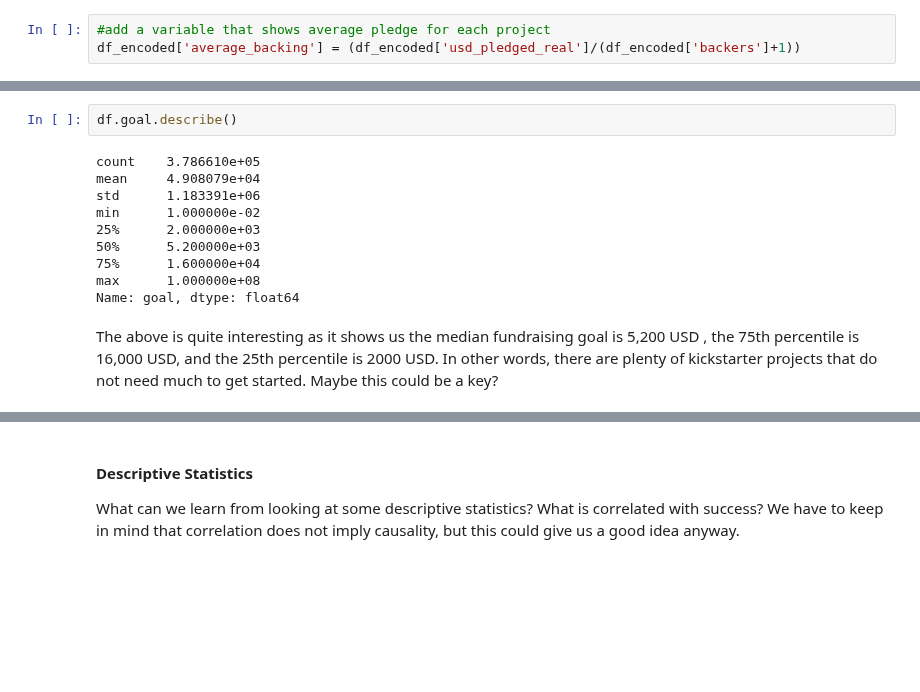
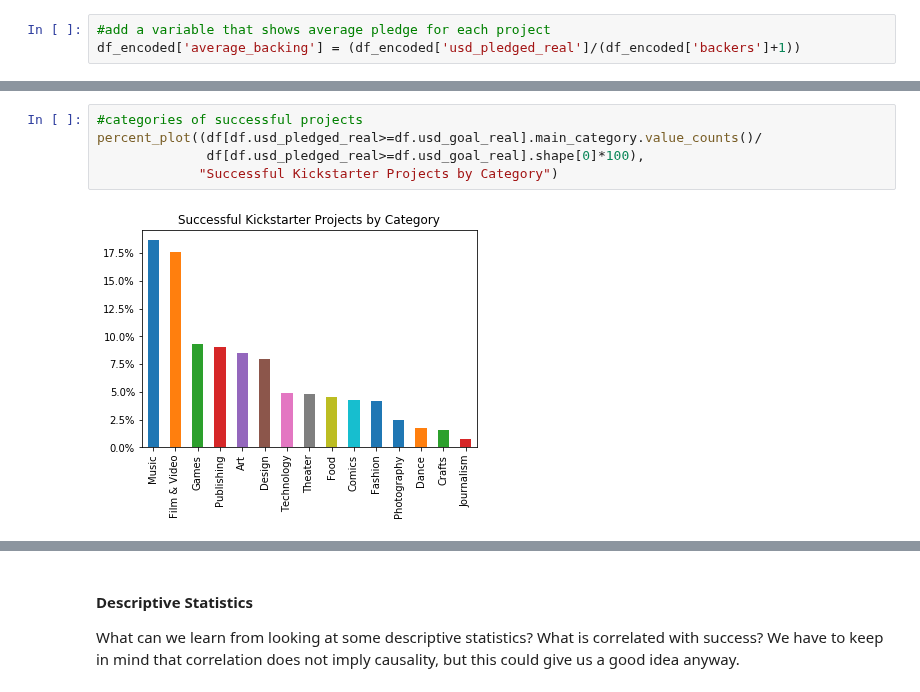
Before and after one commit to mkucz95/kickstarter_data, a Jupyter notebook: kickstarter_data.ipynb, the cells around one changed output, grey strips where cells are left out. Cells and saved outputs as stored; diff of their text form; blank space fills up the shorter version.

```diff
--- a/kickstarter_data.ipynb
+++ b/kickstarter_data.ipynb
@@ -163,16 +201,9 @@ ax.yaxis.set_major_formatter(PercentFormatter());
 # %% [output]
 [figure]
-# %%
-df.goal.describe()
-# %% [output]
-count    3.786610e+05
-mean     4.908079e+04
-std      1.183391e+06
-min      1.000000e-02
-25%      2.000000e+03
-50%      5.200000e+03
-75%      1.600000e+04
-max      1.000000e+08
-Name: goal, dtype: float64
-# %% [markdown]
-The above is quite interesting as it shows us the median fundraising goal is 5,200 USD , the 75th percentile is 16,000 USD, and the 25th percentile is 2000 USD. In other words, there are plenty of kickstarter projects that do not need much to get started. Maybe this could be a key?
+# %%
+#categories of successful projects
+percent_plot((df[df.usd_pledged_real>=df.usd_goal_real].main_category.value_counts()/
+              df[df.usd_pledged_real>=df.usd_goal_real].shape[0]*100),
+             "Successful Kickstarter Projects by Category")
+# %% [output]
+[figure, added]
```
Also changed, not shown: parts of 28 cells of this notebook, 1 other file.
